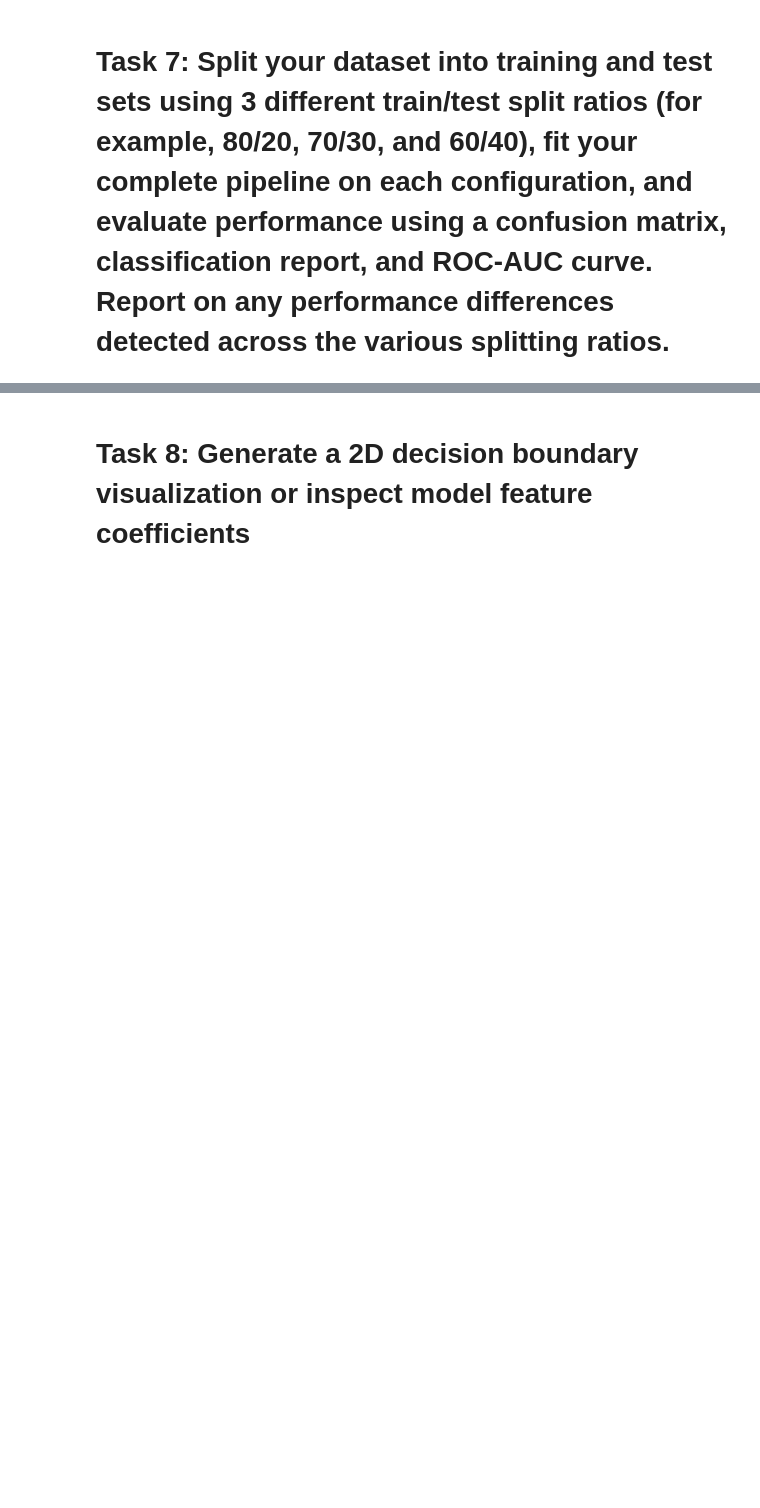
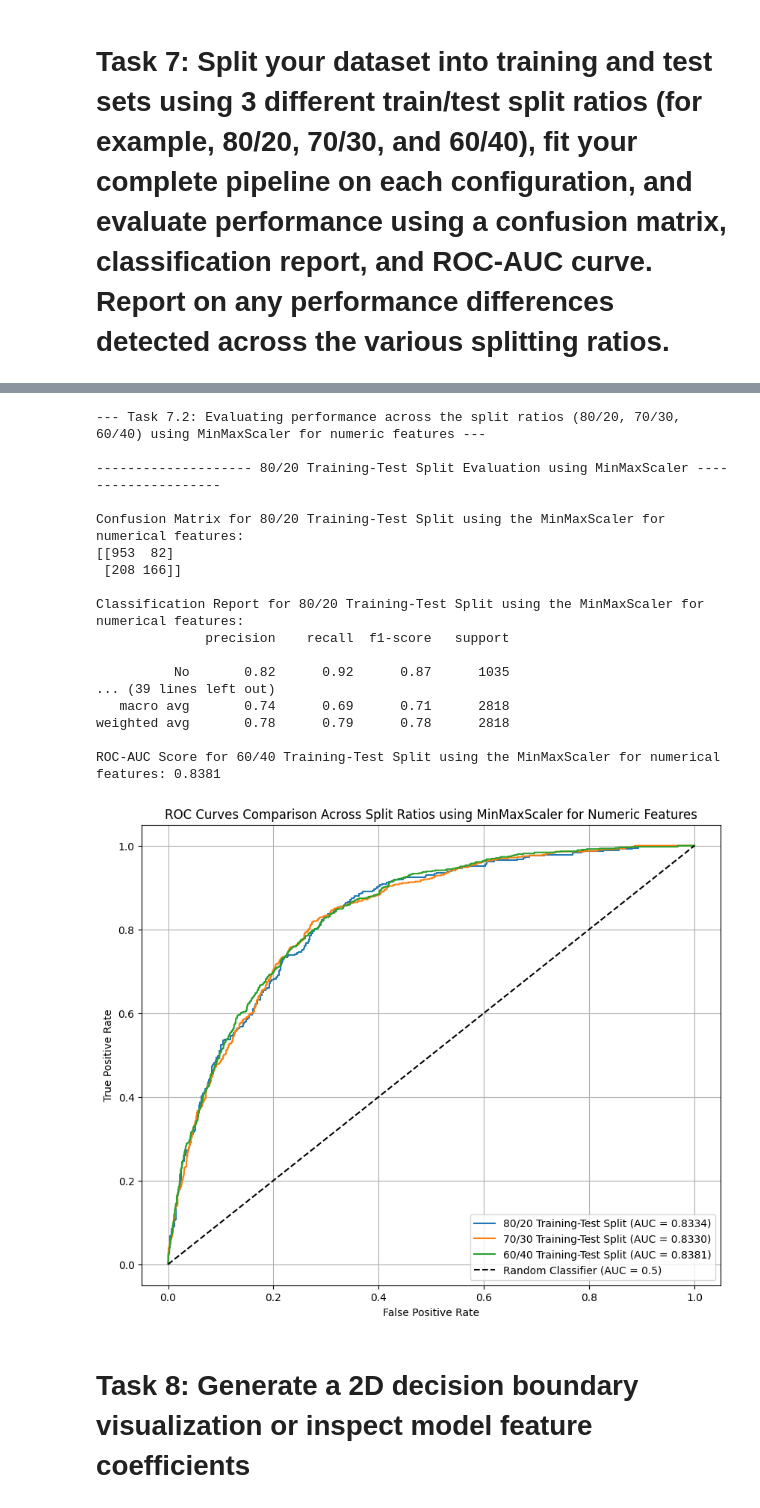
Before and after one commit to bcramp/ML, a Jupyter notebook: HW3/churn_classification.ipynb, the cells around one changed output, grey strips where cells are left out. Saved outputs shown, nothing was run; the diff lists cells and outputs as text; code cells hidden in the pictures; blank space fills up the shorter version.

```diff
--- a/HW3/churn_classification.ipynb
+++ b/HW3/churn_classification.ipynb
@@ -403,3 +423,79 @@ ROC-AUC Score for 60/40 Training-Test Split: 0.8384
+# %%
+# Task 7: Split your dataset into training and test sets using 3 different train/test split ratios (for example, 80/20, 70/30, and 60/40),
+# fit your complete pipeline on each configuration, and evaluate performance using a confusion matrix, classification report, and ROC-AUC curve.
+# Report on any performance differences detected across the various splitting ratios.
+
+print("--- Task 7.2: Evaluating performance across the split ratios (80/20, 70/30, 60/40) using MinMaxScaler for numeric features ---")
+
+# Creates one figure for the all the ROC curves
+# Set the width of the figure to 10 and height to 8
+plt.figure(figsize=(10, 8))
+
+# Iterate through each split
+for name, test_ratio in splits.items():
+    print(f"\n-------------------- {name} Evaluation using MinMaxScaler --------------------")
+
+    # Splits the data using the features/target vars created during task 5 and I also set the random seed to be 100.
+    # I also set the stratify parameter to the target to make sure the balance will be identical.
+    X_train, X_test, y_train, y_test = train_test_split(
+        features, target, test_size=test_ratio, random_state=100, stratify=target
+    )
+
+    # IMPORTANT: Fit the pipeline ONLY on the training data to prevent data leakage!!
+    # This is where I should use .fit() instead of previously in task 4.2.
+    complete_pipe_min_max.fit(X_train, y_train)
+
+    # Generate predictions for evals
+    # I used [:,1] to get the probability estimates for Churn
+    y_pred_min_max = complete_pipe_min_max.predict(X_test)
+    y_prob_min_max = complete_pipe_min_max.predict_proba(X_test)[:,1]
+
+    # Computes and prints eval metrics (confusion and classification)
+    print(f"\nConfusion Matrix for {name} using the MinMaxScaler for numerical features:")
+    print(confusion_matrix(y_test, y_pred_min_max))
+
+    print(f"\nClassification Report for {name} using the MinMaxScaler for numerical features:")
+    print(classification_report(y_test, y_pred_min_max))
+
+    # Calcs the ROC_AUC score
+    roc_auc_min_max = roc_auc_score(y_test, y_prob_min_max)
+    print(f"ROC-AUC Score for {name} using the MinMaxScaler for numerical features: {roc_auc_min_max:.4f}")
+
+    # Calcs and plots the ROC curve data
+    # I do not care about the 3rd returned value so it will be 'ignored'
+    # pos_label is also set to 'Yes' since Churn has 'Yes'/'No' values, not a numerical value
+    false_pos_rate, true_pos_rate, ignored = roc_curve(y_test, y_prob_min_max, pos_label='Yes')
+    plt.plot(false_pos_rate, true_pos_rate, label=f'{name} (AUC = {roc_auc_min_max:.4f})')
+
+
+# Styling for the combined ROC plot
+# Colab auto-included 'k--' and the lael which I think looks good, so I kept it in!
+plt.plot([0, 1], [0, 1], 'k--', label='Random Classifier (AUC = 0.5)')
+plt.xlabel('False Positive Rate')
+plt.ylabel('True Positive Rate')
+plt.title('ROC Curves Comparison Across Split Ratios using MinMaxScaler for Numeric Features')
+plt.legend(loc='lower right')
+plt.grid(True)
+plt.show()
+# %% [output]
+--- Task 7.2: Evaluating performance across the split ratios (80/20, 70/30, 60/40) using MinMaxScaler for numeric features ---
+
+-------------------- 80/20 Training-Test Split Evaluation using MinMaxScaler --------------------
+
+Confusion Matrix for 80/20 Training-Test Split using the MinMaxScaler for numerical features:
+[[953  82]
+ [208 166]]
+
+Classification Report for 80/20 Training-Test Split using the MinMaxScaler for numerical features:
+              precision    recall  f1-score   support
+
+          No       0.82      0.92      0.87      1035
+... (39 lines left out)
+   macro avg       0.74      0.69      0.71      2818
+weighted avg       0.78      0.79      0.78      2818
+
+ROC-AUC Score for 60/40 Training-Test Split using the MinMaxScaler for numerical features: 0.8381
+[figure, added]
 # %% [markdown]
 # Task 8: Generate a 2D decision boundary visualization or inspect model feature coefficients
 # %%
```
Also changed, not shown: parts of 5 cells of this notebook.
